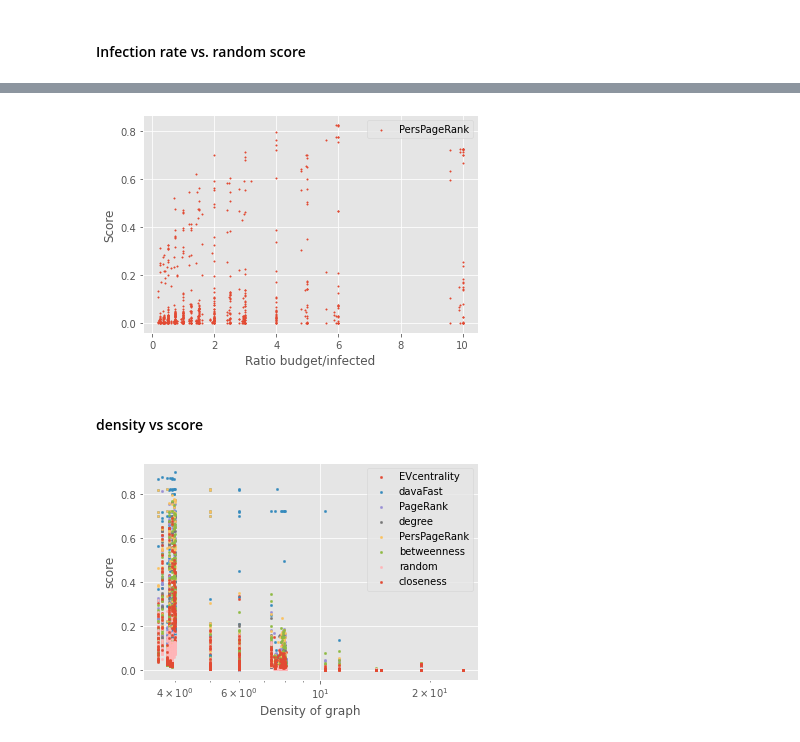
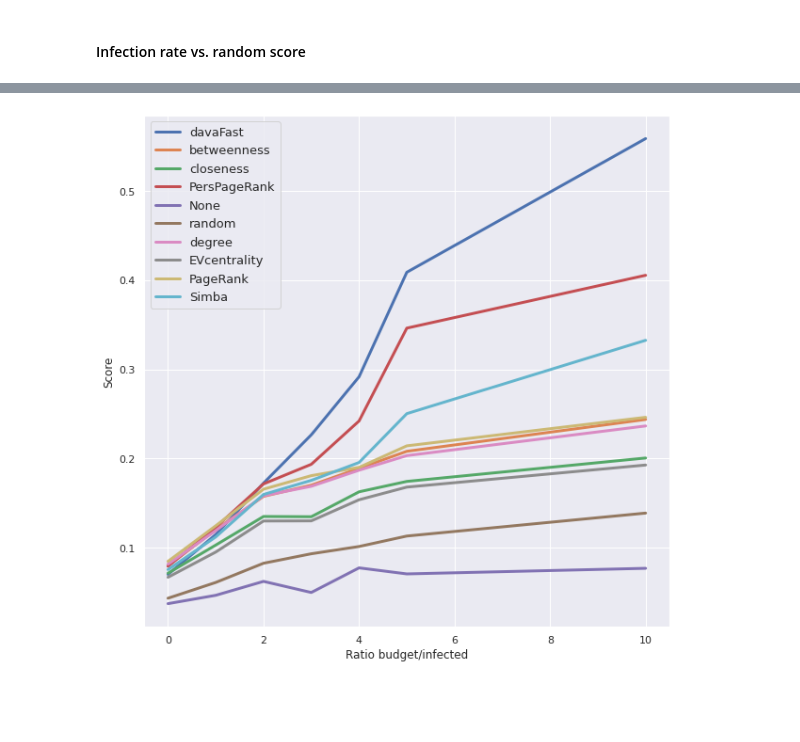
Before and after one commit to deklesen/Simba, a Jupyter notebook: plotting.ipynb, the cells around one changed output, grey strips where cells are left out. Cells and saved outputs as stored; diff of their text form; code cells hidden in the pictures; blank space fills up the shorter version.

```diff
--- a/plotting.ipynb
+++ b/plotting.ipynb
@@ -1,6 +1,8 @@
 # %%
+import matplotlib
 import matplotlib.pyplot as plt
 import numpy as np
+matplotlib.rcParams['figure.figsize'] = [10,10]
 # %% [markdown]
 ### Load data from pickled files
 # %%
@@ -73,11 +69,10 @@ for (graph_prefix, result_item_list) in graph_dict.items():
 
     data.sort(key=lambda x:x[0])
 
-    plt.plot(*zip(*data), label=graph_prefix)
+    plt.plot(*zip(*data), label=graph_prefix,  linewidth=3,)
 
-plt.legend()
+plt.legend(prop={'size': 24})
 plt.xlabel('num_nodes')
-plt.ylabel('num_edges (log)')
-#plt.yscale('log')
+plt.ylabel('num_edges')
 plt.show()
 # %% [output]
@@ -264,17 +240,18 @@ plt.style.use('ggplot')
 for (baseline_name, result_item_list) in baseline_dict.items():
     if baseline_name != 'random':
         continue
-    data = [(inf_rate, result_data["score_mean"]) for ((inf_rate,graph_name, baseline_name,infected_fraction,budget),(graph_data,result_data)) in result_item_list]
+    data = defaultdict(list)
 
-    #data = [(g["num_edges"],r["duration"]) for g,r in result_data_list]
-    data = list(set(data)) #remove duplicates
-    data = [(x,y) for x,y in data]
+    for ((inf_rate,graph_name, baseline_name,infected_fraction,budget),(graph_data,result_data)) in result_item_list:
+        data[inf_rate].append(result_data["score_mean"])
+
+    data = [(ir,np.mean(s)) for ir,s in data.items()]
 
     data.sort(key=lambda x:x[0])
 
-    plt.scatter(*zip(*data), label=baseline_name, s=2)
+    plt.plot(*zip(*data), label=baseline_name,linewidth=5)
 
-plt.legend()
+plt.legend(prop={'size':24})
 plt.xlabel('Infection rate')
 plt.ylabel('Random score')
 plt.show()
@@ -285,43 +263,24 @@ plt.show()
 # %%
-plt.style.use('ggplot')
+import seaborn as sns
+sns.set()
+
 for (baseline_name, result_item_list) in baseline_dict.items():
-    if baseline_name != 'PersPageRank':
-        continue
-    data = [(float(budget/(infected_fraction*graph_data["num_nodes"])), result_data["score_mean"]) for ((inf_rate,graph_name, baseline_name,infected_fraction,budget),(graph_data,result_data)) in result_item_list]
+    #if baseline_name == 'random':
+     #   continue
+    data_p = defaultdict(list)
+    for ((inf_rate,graph_name, baseline_name,infected_fraction,budget_fraction),(graph_data,result_data)) in result_item_list:
+        data_p[int(1*budget_fraction/infected_fraction)].append(result_data["score_mean"])
 
-    #data = [(g["num_edges"],r["duration"]) for g,r in result_data_list]
-    data = list(set(data)) #remove duplicates
-    data = [(x,y) for x,y in data]
 
-    data.sort(key=lambda x:x[0])
+    data_p = [(ratio/1,np.mean(s)) for ratio,s in data_p.items()]
 
-    plt.scatter(*zip(*data), label=baseline_name, s=2)
+    data_p.sort(key=lambda x:x[0])
 
-plt.legend()
+    plt.plot(*zip(*data_p), label=baseline_name, linewidth=3)
+
+plt.legend(prop={'size':13})
 plt.xlabel('Ratio budget/infected')
 plt.ylabel('Score')
 plt.show()
 # %% [output]
-[figure, old version]
+[figure, new version]
-# %% [markdown]
-#### density vs score
-# %%
-for (baseline_name, result_item_list) in baseline_dict.items():
-    #if baseline_name != "random":
-     #   continue
-    result_data_list = [ri[1] for ri in result_item_list]
-    data = [(g["degree_mean"],r["score_mean"]) for g,r in result_data_list]
-    data = list(set(data)) #remove duplicates
-    data = [(x,y) for x,y in data if x<=25]
-
-    data.sort(key=lambda x:x[0])
-
-    plt.scatter(*zip(*data), label=baseline_name,s=5)
-
-plt.legend()
-plt.xlabel('Density of graph')
-plt.ylabel('score')
-plt.xscale('log')
-plt.show()
-# %% [output]
-[figure, removed]
```
Also changed, not shown: parts of 25 cells of this notebook, 4 other files.
